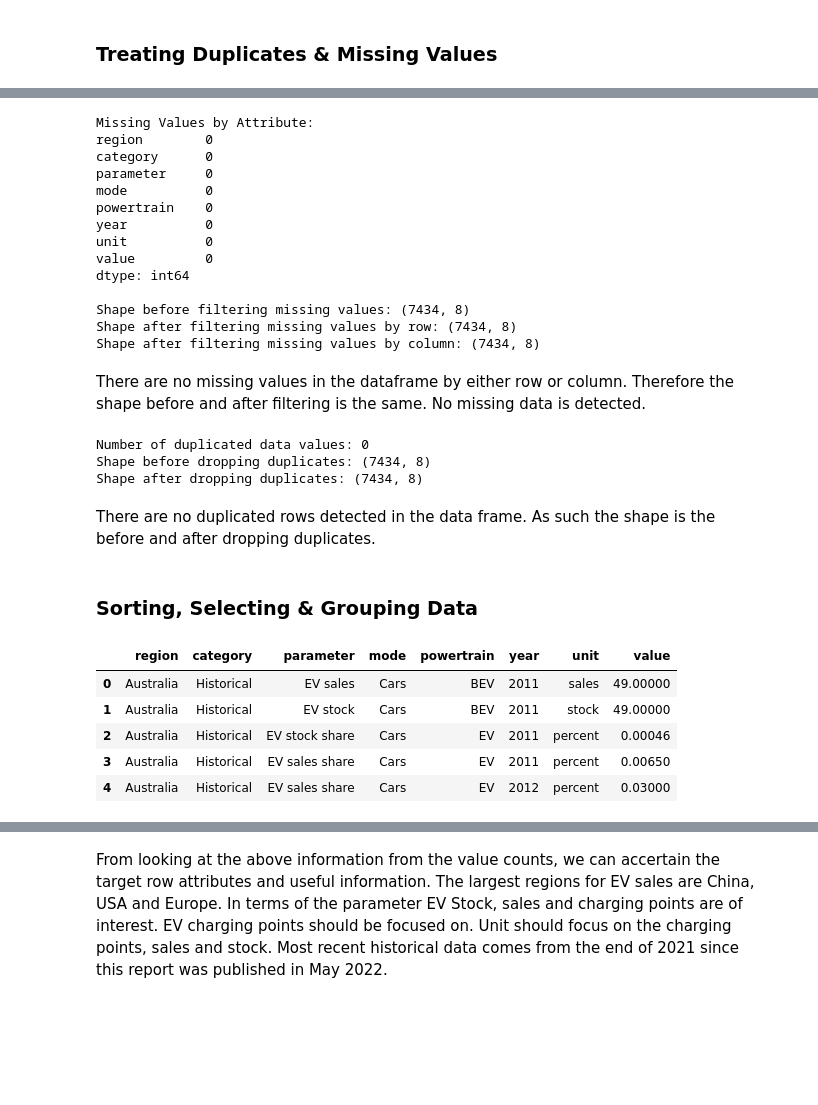
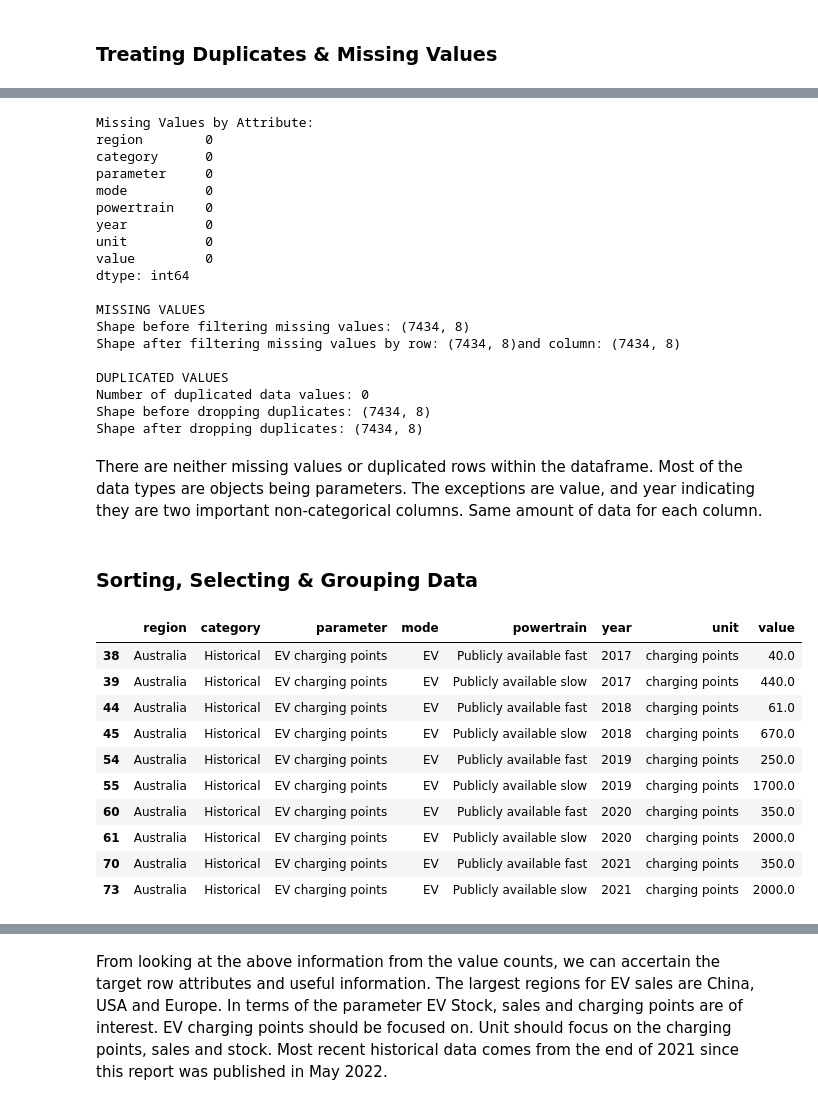
Before and after one commit to Chameleon-company/EVCFLO, a Jupyter notebook: Data Science - EV Stations/EDA - EV Charging Stations around the world/EDA - World EV Charging Stations .ipynb, the cells around one changed output, grey strips where cells are left out. Saved outputs shown, nothing was run; the diff lists cells and outputs as text; code cells hidden in the pictures; blank space fills up the shorter version.

```diff
--- a/Data Science - EV Stations/EDA - EV Charging Stations around the world/EDA - World EV Charging Stations .ipynb
+++ b/Data Science - EV Stations/EDA - EV Charging Stations around the world/EDA - World EV Charging Stations .ipynb
@@ -13,12 +14,12 @@ from matplotlib import rcParams
 import warnings
 warnings.filterwarnings("ignore")
 # %%
-address = 'C:/Users/west5/OneDrive - Deakin University/Desktop/Git_Repositories_Working/EVCFLO/Data Science - EV Stations/Data/IEA-EV-data.csv'
+address = '/workspaces/EVCFLO/Data Science - EV Stations/Data/IEA-EV-data.csv'
 
-ev = pd.read_csv(address)
+df = pd.read_csv(address)
 
-ev.columns = ['region', 'category', 'parameter', 'mode', 'powertrain', 'year', 'unit', 'value']
-ev.head(50)
+df.columns = ['region', 'category', 'parameter', 'mode', 'powertrain', 'year', 'unit', 'value']
+df.head(20)
 # %% [output]
 |  | region | category | parameter | mode | powertrain | year | unit | value |
 | 0 | Australia | Historical | EV sales | Cars | BEV | 2011 | sales | 49.00000 |
@@ -42,14 +77,22 @@ ev.head(50)
 # %%
 # Count Missing Values
 print('Missing Values by Attribute:')
-print(ev.isnull().sum())
+print(df.isnull().sum())
 
 # Filter Out Missing Values
-ev_no_nan = ev.dropna(axis=0)
-ev_no_nan2 = ev.dropna(axis=1)
-print('\nShape before filtering missing values: ' + str(ev.shape))
-print('Shape after filtering missing values by row: ' + str(ev_no_nan.shape))
-print('Shape after filtering missing values by column: ' + str(ev_no_nan2.shape))
+df_no_nan = df.dropna(axis=0)
+df_no_nan2 = df.dropna(axis=1)
+print('\nMISSING VALUES')
+print('Shape before filtering missing values: ' + str(df.shape))
+print('Shape after filtering missing values by row: ' + str(df_no_nan.shape) + 'and column: ' + str(df_no_nan2.shape))
+
+# Counting and dropping duplicated Data Values
+counted = df.duplicated().sum()
+print('\nDUPLICATED VALUES')
+print('Number of duplicated data values: ' + str(counted))
+print('Shape before dropping duplicates: ' + str(df.shape))
+df2 = df.drop_duplicates()
+print('Shape after dropping duplicates: ' + str(df2.shape))
 # %% [output]
 Missing Values by Attribute:
 region        0
@@ -62,32 +105,35 @@ unit          0
 value         0
 dtype: int64
 
+MISSING VALUES
 Shape before filtering missing values: (7434, 8)
-Shape after filtering missing values by row: (7434, 8)
-Shape after filtering missing values by column: (7434, 8)
+Shape after filtering missing values by row: (7434, 8)and column: (7434, 8)
+
+DUPLICATED VALUES
+Number of duplicated data values: 0
+Shape before dropping duplicates: (7434, 8)
+Shape after dropping duplicates: (7434, 8)
 # %% [markdown]
-There are no missing values in the dataframe by either row or column. Therefore the shape before and after filtering is the same. No missing data is detected.
+There are neither missing values or duplicated rows within the dataframe. Most of the data types are objects being parameters. The exceptions are value, and year indicating they are two important non-categorical columns. Same amount of data for each column.
-# %%
-# Counting and dropping duplicated Data Values
-counted = ev.duplicated().sum()
-print('Number of duplicated data values: ' + str(counted))
-print('Shape before dropping duplicates: ' + str(ev.shape))
-ev2 = ev.drop_duplicates()
-print('Shape after dropping duplicates: ' + str(ev2.shape))
-# %% [output]
-Number of duplicated data values: 0
-Shape before dropping duplicates: (7434, 8)
-Shape after dropping duplicates: (7434, 8)
-# %% [markdown]
-There are no duplicated rows detected in the data frame. As such the shape is the before and after dropping duplicates.
 # %% [markdown]
 ### Sorting, Selecting & Grouping Data
 # %%
-ev.head()
+# Select EV Charging Points in the World and specifically in Australia.
+ev = df[df['unit'] == 'charging points']
+ev['category'].value_counts()
+ev_world = ev.drop(['parameter', 'category', 'mode', 'unit'], axis='columns')
+ev_world.head()
+ev_aus = ev[(ev_world['region'] == 'Australia')]
+ev_aus.head(10)
 # %% [output]
 |  | region | category | parameter | mode | powertrain | year | unit | value |
-| 0 | Australia | Historical | EV sales | Cars | BEV | 2011 | sales | 49.00000 |
-| 1 | Australia | Historical | EV stock | Cars | BEV | 2011 | stock | 49.00000 |
-| 2 | Australia | Historical | EV stock share | Cars | EV | 2011 | percent | 0.00046 |
-| 3 | Australia | Historical | EV sales share | Cars | EV | 2011 | percent | 0.00650 |
-| 4 | Australia | Historical | EV sales share | Cars | EV | 2012 | percent | 0.03000 |
+| 38 | Australia | Historical | EV charging points | EV | Publicly available fast | 2017 | charging points | 40.0 |
+| 39 | Australia | Historical | EV charging points | EV | Publicly available slow | 2017 | charging points | 440.0 |
+| 44 | Australia | Historical | EV charging points | EV | Publicly available fast | 2018 | charging points | 61.0 |
+| 45 | Australia | Historical | EV charging points | EV | Publicly available slow | 2018 | charging points | 670.0 |
+| 54 | Australia | Historical | EV charging points | EV | Publicly available fast | 2019 | charging points | 250.0 |
+| 55 | Australia | Historical | EV charging points | EV | Publicly available slow | 2019 | charging points | 1700.0 |
+| 60 | Australia | Historical | EV charging points | EV | Publicly available fast | 2020 | charging points | 350.0 |
+| 61 | Australia | Historical | EV charging points | EV | Publicly available slow | 2020 | charging points | 2000.0 |
+| 70 | Australia | Historical | EV charging points | EV | Publicly available fast | 2021 | charging points | 350.0 |
+| 73 | Australia | Historical | EV charging points | EV | Publicly available slow | 2021 | charging points | 2000.0 |
```
Also changed, not shown: parts of 57 cells of this notebook.
